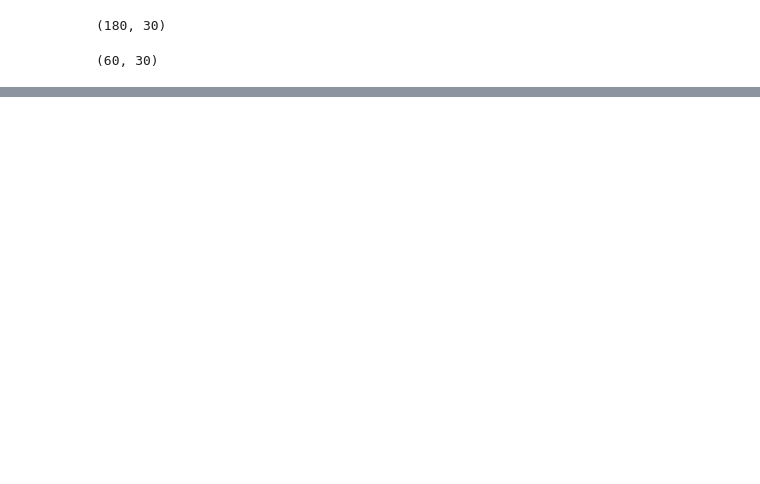
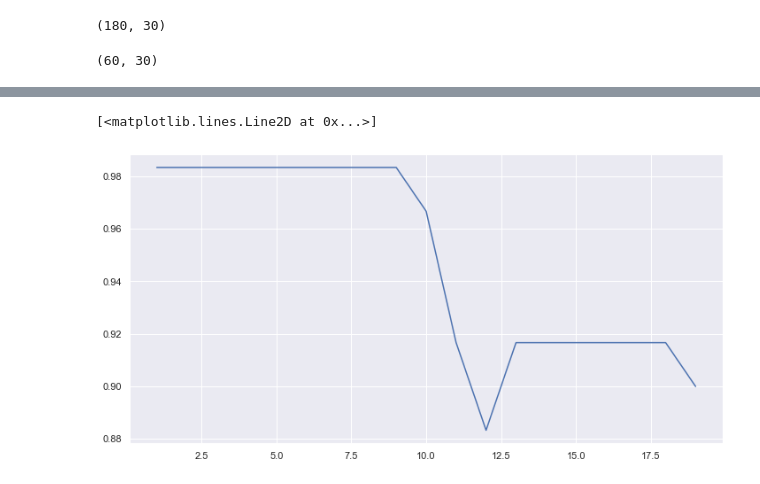
Before and after one commit to BanSolo/Star_types_classification, a Jupyter notebook: notebook/Star type classification notebook.ipynb, the cells around one changed output, grey strips where cells are left out. Drawn from its saved outputs; the diff is of its cells as text; code cells hidden in the pictures; blank space fills up the shorter version.

Commit message:
add tree and knn model

```diff
--- a/notebook/Star type classification notebook.ipynb
+++ b/notebook/Star type classification notebook.ipynb
@@ -192,3 +197,6 @@ X_train.shape
 X_test.shape
 # %% [output]
 (60, 30)
+# %%
+model_tree = DecisionTreeClassifier(max_depth=20, max_features='auto')
+model_tree.fit(X_train, y_train)
@@ -194,0 +215,3 @@ X_test.shape
+# %%
+model_knn = KNeighborsClassifier(n_neighbors=10)
+model_knn.fit(X_train, np.ravel(y_train))
@@ -194,0 +224,6 @@ X_test.shape
+# %%
+acc = []
+for i in range(1, 20):
+    model_knn = KNeighborsClassifier(n_neighbors=i)
+    model_knn.fit(X_train, np.ravel(y_train))
+    acc.append(accuracy_score(y_test, model_knn.predict(X_test)))
@@ -194,0 +252,5 @@ X_test.shape
+# %%
+plt.plot(range(1, 20), acc)
+# %% [output]
+[<matplotlib.lines.Line2D at 0x...>]
+[figure, added]
```
Also changed, not shown: parts of 8 cells of this notebook.
